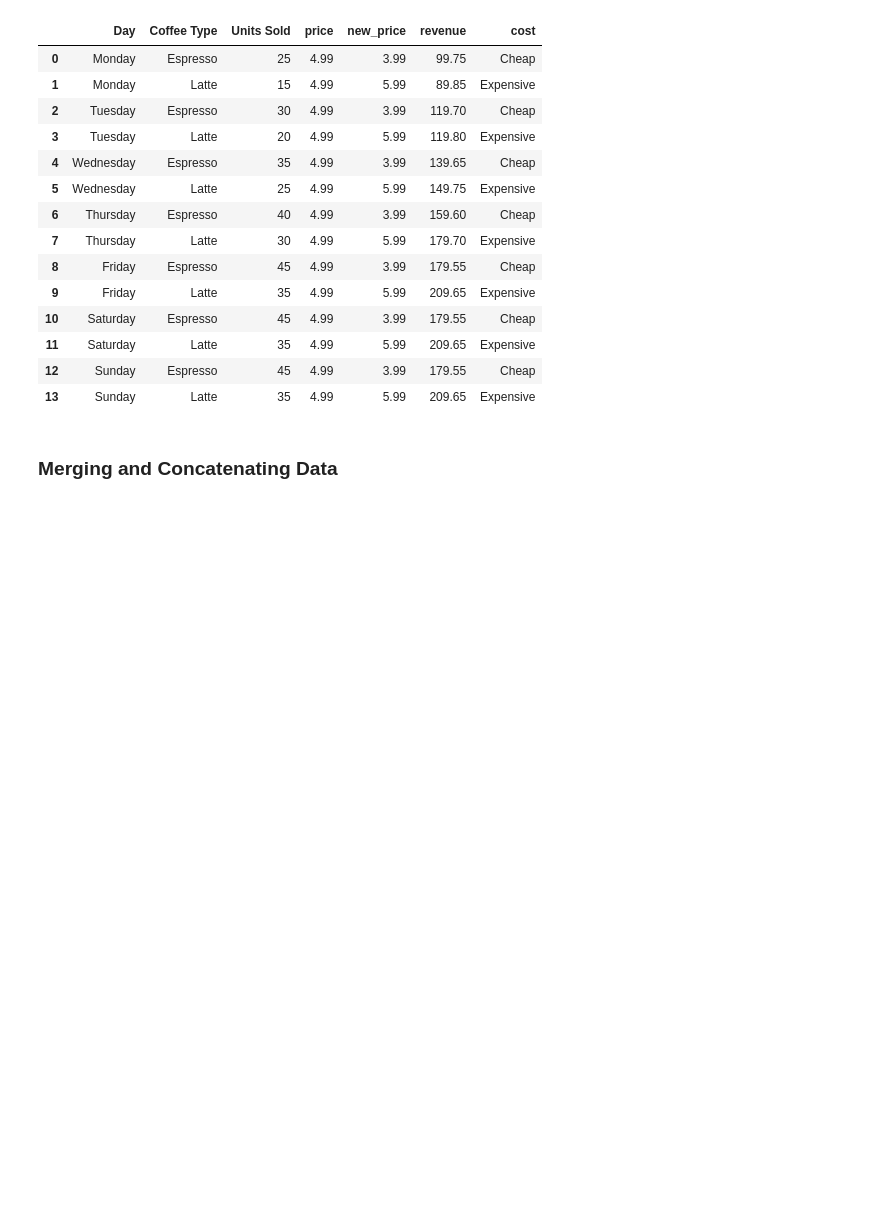
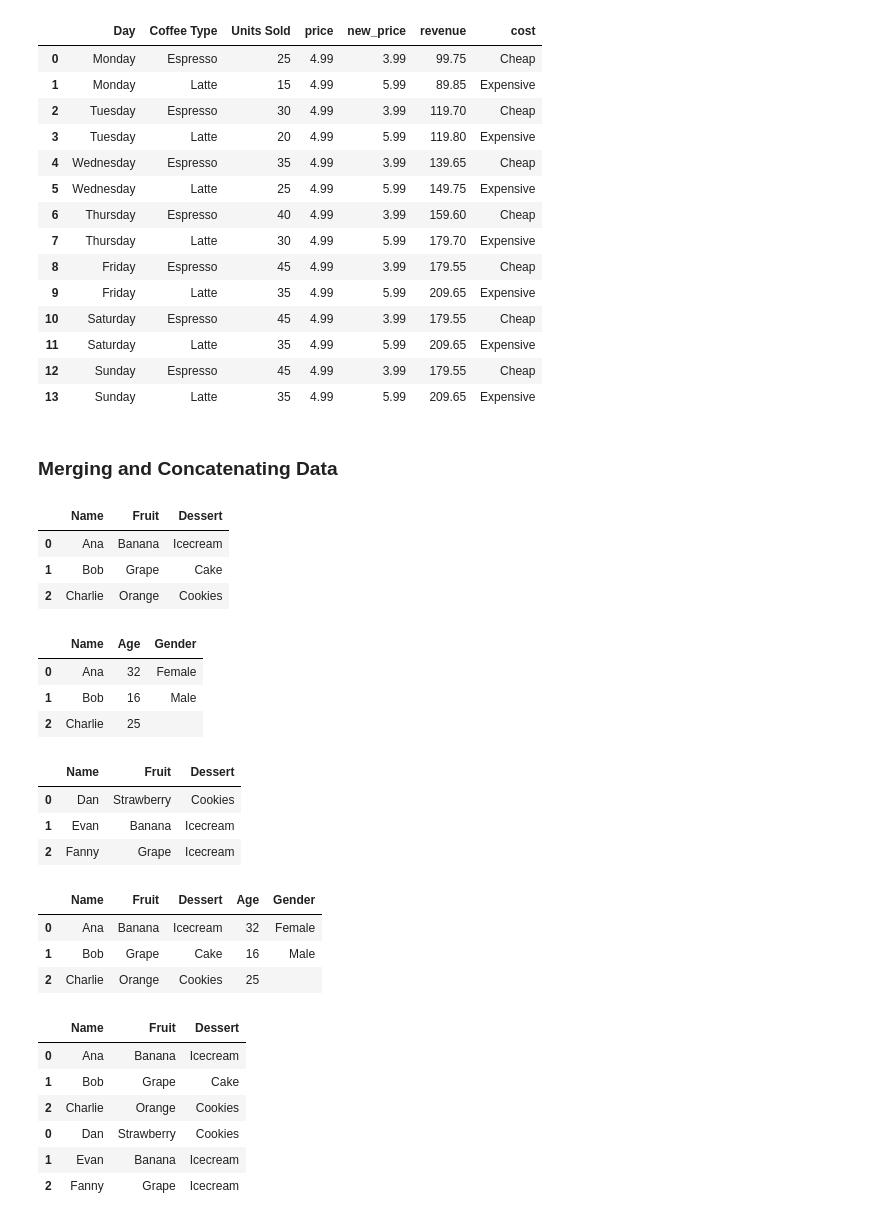
Before and after one commit to gardevoeri/Python, a Jupyter notebook: YT_Projects/data_analysis_python/tutorial.ipynb, the cells around one changed output. Drawn from its saved outputs; the diff is of its cells as text; code cells hidden in the pictures; blank space fills up the shorter version.

Commit message:
merging and concatenating data

```diff
--- a/YT_Projects/data_analysis_python/tutorial.ipynb
+++ b/YT_Projects/data_analysis_python/tutorial.ipynb
@@ -415,3 +415,36 @@ new_df
 | 13 | Sunday | Latte | 35 | 4.99 | 5.99 | 209.65 | Expensive |
 # %% [markdown]
 <h3>Merging and Concatenating Data
+# %%
+first_df = pd.DataFrame(
+    [['Ana', 'Banana', 'Icecream'], ['Bob', 'Grape', 'Cake'],['Charlie', 'Orange', 'Cookies']],
+    columns = ['Name', 'Fruit', 'Dessert'])
+
+first_df
+# %% [output]
+|  | Name | Fruit | Dessert |
+| 0 | Ana | Banana | Icecream |
+| 1 | Bob | Grape | Cake |
+| 2 | Charlie | Orange | Cookies |
+# %%
+second_df = pd.DataFrame(
+    [['Ana', 32, 'Female'], ['Bob', 16, 'Male'],['Charlie', 25, '']],
+    columns = ['Name', 'Age', 'Gender'])
+
+second_df
+# %% [output]
+|  | Name | Age | Gender |
+| 0 | Ana | 32 | Female |
+| 1 | Bob | 16 | Male |
+| 2 | Charlie | 25 |  |
+# %%
+third_df = pd.DataFrame(
+    [['Dan', 'Strawberry', 'Cookies'], ['Evan', 'Banana', 'Icecream'],['Fanny', 'Grape', 'Icecream']],
+    columns = ['Name', 'Fruit', 'Dessert'])
+
+third_df
+# %% [output]
+|  | Name | Fruit | Dessert |
+| 0 | Dan | Strawberry | Cookies |
+| 1 | Evan | Banana | Icecream |
+| 2 | Fanny | Grape | Icecream |
@@ -417,0 +454,20 @@ new_df
+# %%
+combined_df
+# %% [output]
+|  | Name | Fruit | Dessert | Age | Gender |
+| 0 | Ana | Banana | Icecream | 32 | Female |
+| 1 | Bob | Grape | Cake | 16 | Male |
+| 2 | Charlie | Orange | Cookies | 25 |  |
+# %%
+full_df = pd.concat([first_df, third_df])
+# Concatenates a list of dataframes one on top of the other. Like a UNION in SQL
+# %%
+full_df
+# %% [output]
+|  | Name | Fruit | Dessert |
+| 0 | Ana | Banana | Icecream |
+| 1 | Bob | Grape | Cake |
+| 2 | Charlie | Orange | Cookies |
+| 0 | Dan | Strawberry | Cookies |
+| 1 | Evan | Banana | Icecream |
+| 2 | Fanny | Grape | Icecream |
```
Also changed, not shown: parts of 1 cell of this notebook.
